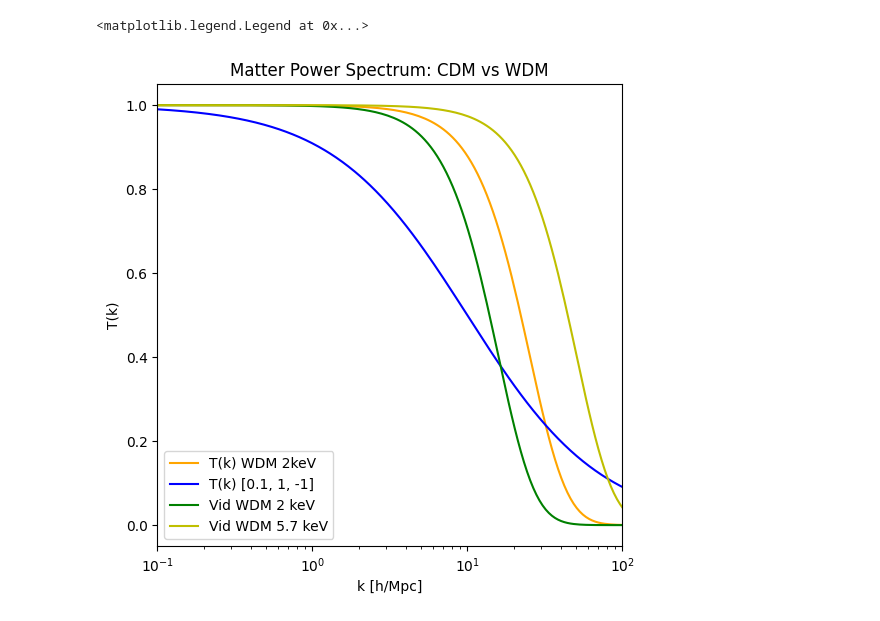
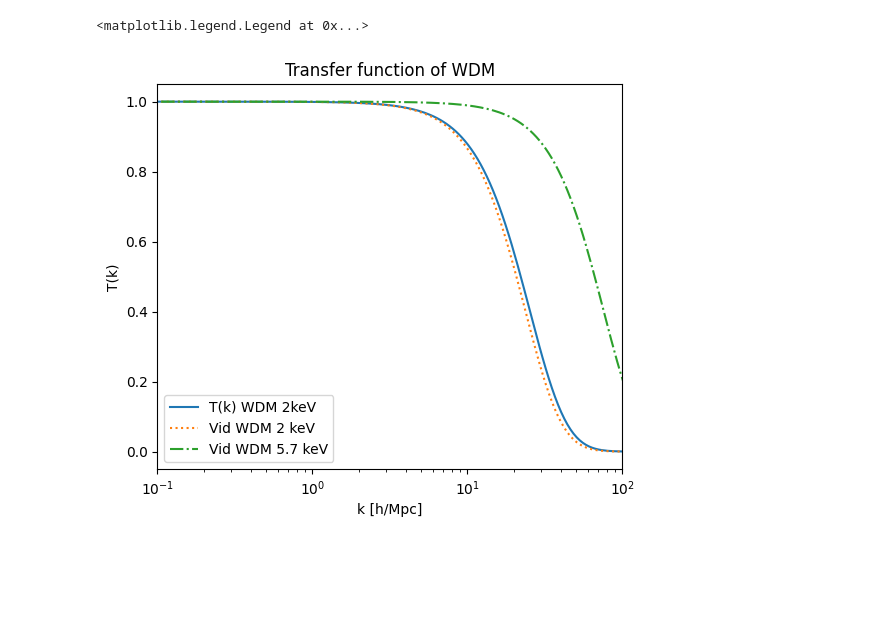
Before and after one commit to willsonho2000/MP-Gadget, a Jupyter notebook: runs/pk_tk_generate.ipynb, the cells around one changed output. Drawn from its saved outputs; the diff is of its cells as text; code cells hidden in the pictures; blank space fills up the shorter version.

Commit message:
P(k) plots

```diff
--- a/runs/pk_tk_generate.ipynb
+++ b/runs/pk_tk_generate.ipynb
@@ -32,8 +32,26 @@ def Transfer_func_Vid( k, m ):
     """
     mu = 1.12
     alpha = 0.07 * m**-1.11
+    h = 0.67
 
-    return (1 + (k * alpha) ** (2*mu)) ** (-5/mu)
+    return (1 + (k * alpha*h) ** (2*mu)) ** (-5/mu)
+
+# Theoretical thermal-relic WDM transfer function (Viel et al. 2005, eq. 7)
+def Transfer_func_Viel( k, m, Omega_wdm=0.3209-0.0494, h=0.669 ):
+    """
+    Thermal-relic WDM transfer function, per (Viel et al 2005),
+
+    k = wavenumber [h/Mpc]
+    m = WDM particle mass [keV]
+
+    alpha = 0.049 * (m/1keV)^-1.11 * (Omega_wdm/0.25)^0.11 * (h/0.7)^1.22  [Mpc/h]
+    nu = 1.12
+    Defaults match Omega0, OmegaBaryon, HubbleParam in the run paramfiles.
+    """
+    nu = 1.12
+    alpha = 0.049 * m**-1.11 * (Omega_wdm / 0.25)**0.11 * (h / 0.7)**1.22
+
+    return (1 + (alpha * k) ** (2*nu)) ** (-5/nu)
 # %%
 # Reading Files from the original P_CDM(k)
 file = read_dat_file("class_pk_99.dat")
@@ -45,17 +63,16 @@ WDM_parameters = [0.02, 2.2, -4.5]
 WDM_pk = Transfer_func(file[0], *WDM_parameters)**2 * file[1]
 # %%
 # Plot the results
-plt.figure(figsize=(6, 6))
-plt.plot(file[0], Transfer_func(file[0], *WDM_parameters), label='T(k) WDM 2keV', color='orange')
-plt.plot(file[0], Transfer_func(file[0], 0.1, 1, -1), label='T(k) [0.1, 1, -1]', color='blue')
-plt.plot(file[0], Transfer_func_Vid(file[0], 2), label='Vid WDM 2 keV', color='g')
-plt.plot(file[0], Transfer_func_Vid(file[0], 5.7), label='Vid WDM 5.7 keV', color='y')
+plt.figure(figsize=(6, 5))
+plt.plot(file[0], Transfer_func(file[0], *WDM_parameters), label='T(k) WDM 2keV', linestyle='-')
+plt.plot(file[0], Transfer_func_Vid(file[0], 2), label='Vid WDM 2 keV', linestyle=':')
+plt.plot(file[0], Transfer_func_Vid(file[0], 5.7), label='Vid WDM 5.7 keV', linestyle='-.')
 plt.xlabel('k [h/Mpc]')
 plt.ylabel('T(k)')
-plt.title('Matter Power Spectrum: CDM vs WDM')
+plt.title('Transfer function of WDM')
 plt.xscale('log')
 plt.xlim(0.1, 10**2)
 plt.legend()
 # %% [output]
 <matplotlib.legend.Legend at 0x...>
-[figure, old version]
+[figure, new version]
```
Also changed, not shown: parts of 1 cell of this notebook, 1 other file.
